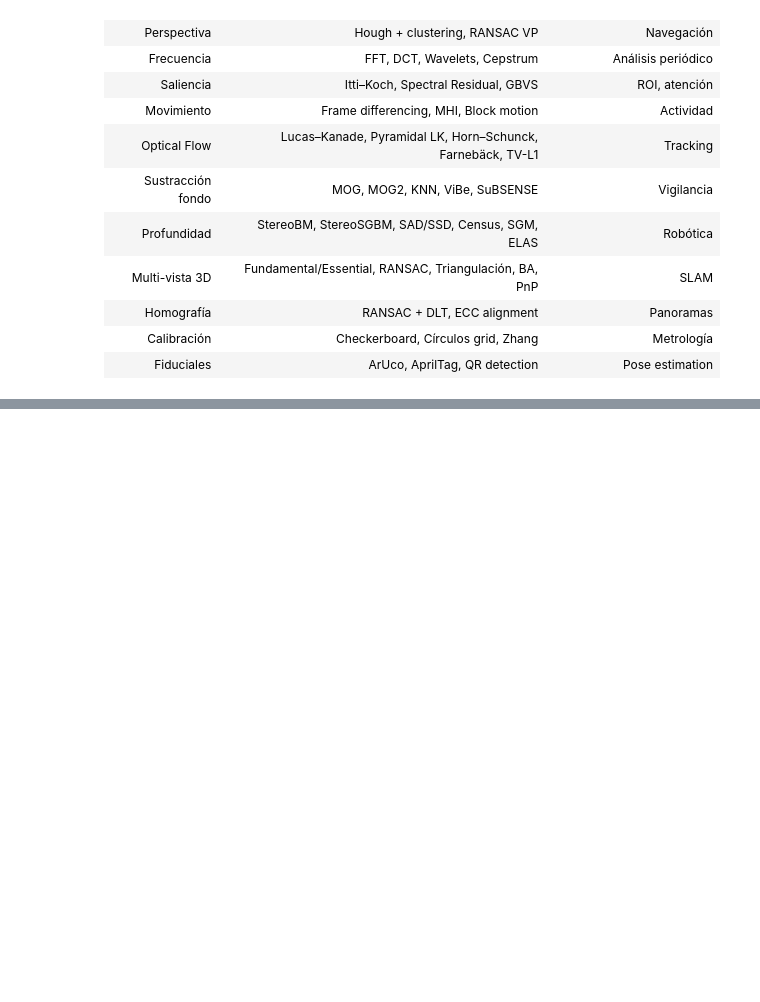
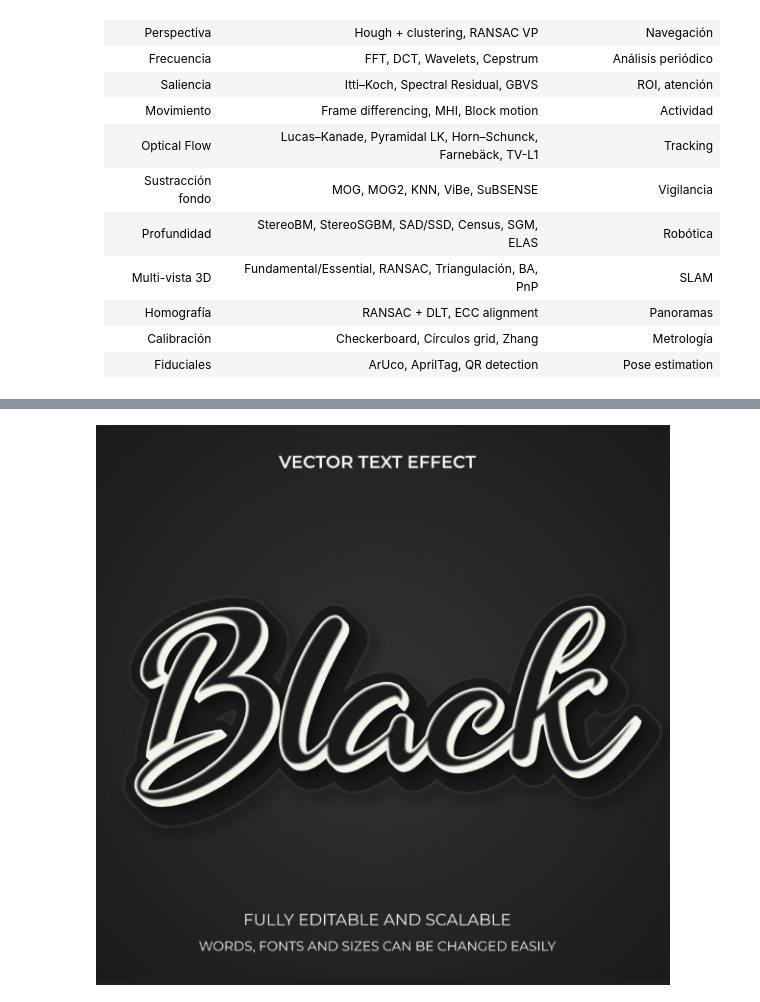
Before and after one commit to RicardoRodriguezArg/robotics_learning_path, a Jupyter notebook: computer_vision/senales_algoritmos/senales_algoritmos.ipynb, the cells around one changed output, grey strips where cells are left out. Cells and saved outputs as stored; diff of their text form; code cells hidden in the pictures; blank space fills up the shorter version.

```diff
--- a/computer_vision/senales_algoritmos/senales_algoritmos.ipynb
+++ b/computer_vision/senales_algoritmos/senales_algoritmos.ipynb
@@ -38,0 +50,11 @@
+# %%
+from IPython.display import Image, display
+from PIL import Image as PILImage
+import numpy as np
+
+img1 = np.array(PILImage.open("imagenes/intensidad/image_1.png"))
+img2 = np.array(PILImage.open("imagenes/intensidad/image_2.png"))
+img3 = np.array(PILImage.open("imagenes/intensidad/image_3.png"))
+display(Image(filename="imagenes/intensidad/image_1.png"))
+# %% [output]
+[figure, added]
```
Also changed, not shown: parts of 4 cells of this notebook, 3 other files.
